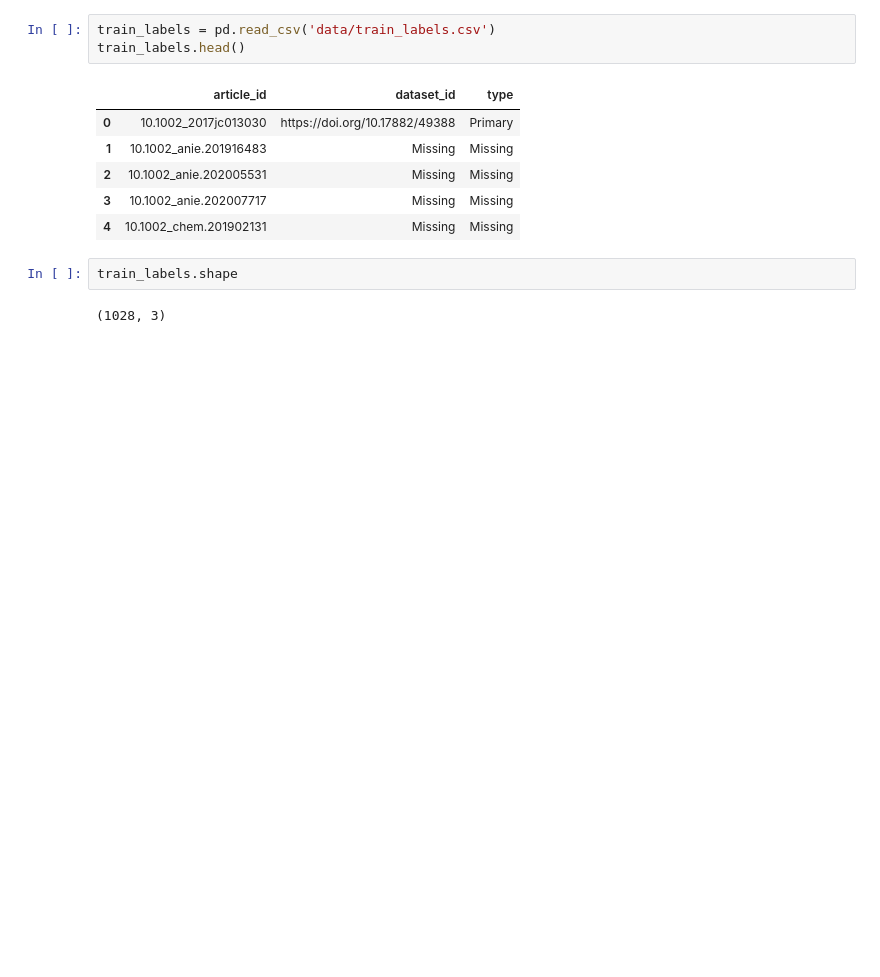
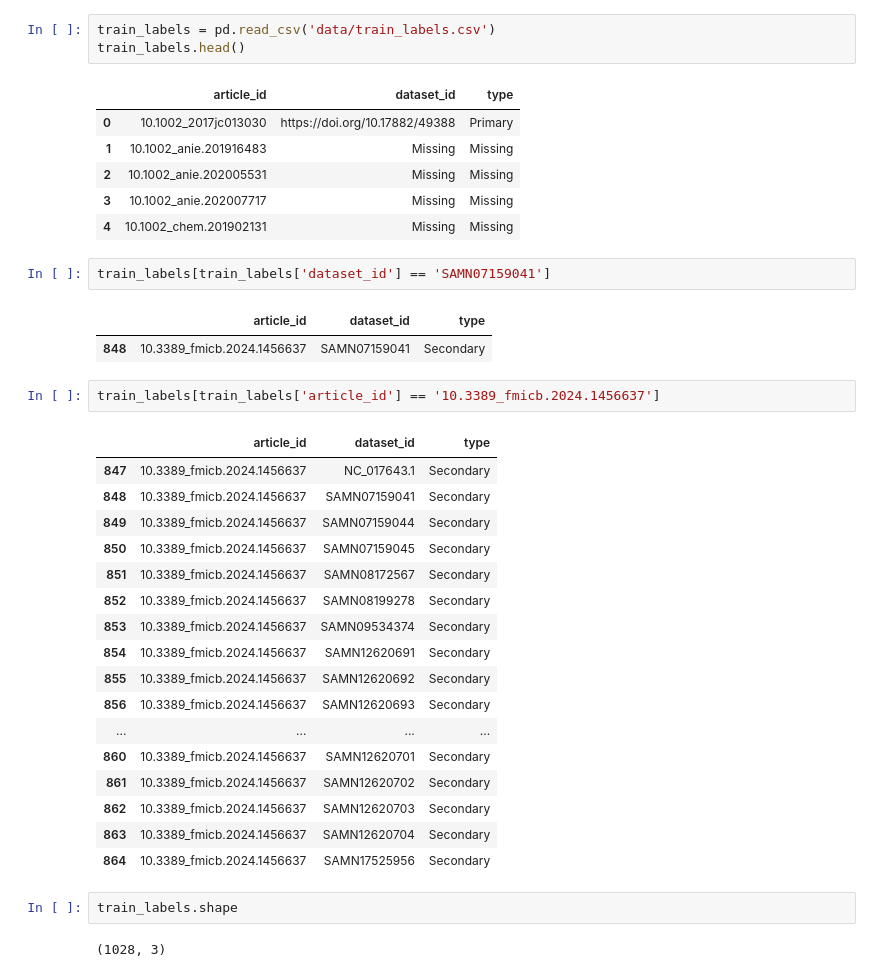
Before and after one commit to aswinbenny/dataset-reference-finder, a Jupyter notebook: sample.ipynb, the cells around one changed output. Cells and saved outputs as stored; diff of their text form; blank space fills up the shorter version.

```diff
--- a/sample.ipynb
+++ b/sample.ipynb
@@ -17,6 +17,31 @@ train_labels.head()
 | 2 | 10.1002_anie.202005531 | Missing | Missing |
 | 3 | 10.1002_anie.202007717 | Missing | Missing |
 | 4 | 10.1002_chem.201902131 | Missing | Missing |
+# %%
+train_labels[train_labels['dataset_id'] == 'SAMN07159041']
+# %% [output]
+|  | article_id | dataset_id | type |
+| 848 | 10.3389_fmicb.2024.1456637 | SAMN07159041 | Secondary |
+# %%
+train_labels[train_labels['article_id'] == '10.3389_fmicb.2024.1456637']
+# %% [output]
+|  | article_id | dataset_id | type |
+| 847 | 10.3389_fmicb.2024.1456637 | NC_017643.1 | Secondary |
+| 848 | 10.3389_fmicb.2024.1456637 | SAMN07159041 | Secondary |
+| 849 | 10.3389_fmicb.2024.1456637 | SAMN07159044 | Secondary |
+| 850 | 10.3389_fmicb.2024.1456637 | SAMN07159045 | Secondary |
+| 851 | 10.3389_fmicb.2024.1456637 | SAMN08172567 | Secondary |
+| 852 | 10.3389_fmicb.2024.1456637 | SAMN08199278 | Secondary |
+| 853 | 10.3389_fmicb.2024.1456637 | SAMN09534374 | Secondary |
+| 854 | 10.3389_fmicb.2024.1456637 | SAMN12620691 | Secondary |
+| 855 | 10.3389_fmicb.2024.1456637 | SAMN12620692 | Secondary |
+| 856 | 10.3389_fmicb.2024.1456637 | SAMN12620693 | Secondary |
+| ... | ... | ... | ... |
+| 860 | 10.3389_fmicb.2024.1456637 | SAMN12620701 | Secondary |
+| 861 | 10.3389_fmicb.2024.1456637 | SAMN12620702 | Secondary |
+| 862 | 10.3389_fmicb.2024.1456637 | SAMN12620703 | Secondary |
+| 863 | 10.3389_fmicb.2024.1456637 | SAMN12620704 | Secondary |
+| 864 | 10.3389_fmicb.2024.1456637 | SAMN17525956 | Secondary |
 # %%
 train_labels.shape
 # %% [output]
```
Also changed, not shown: parts of 9 cells of this notebook, 1 other file.
